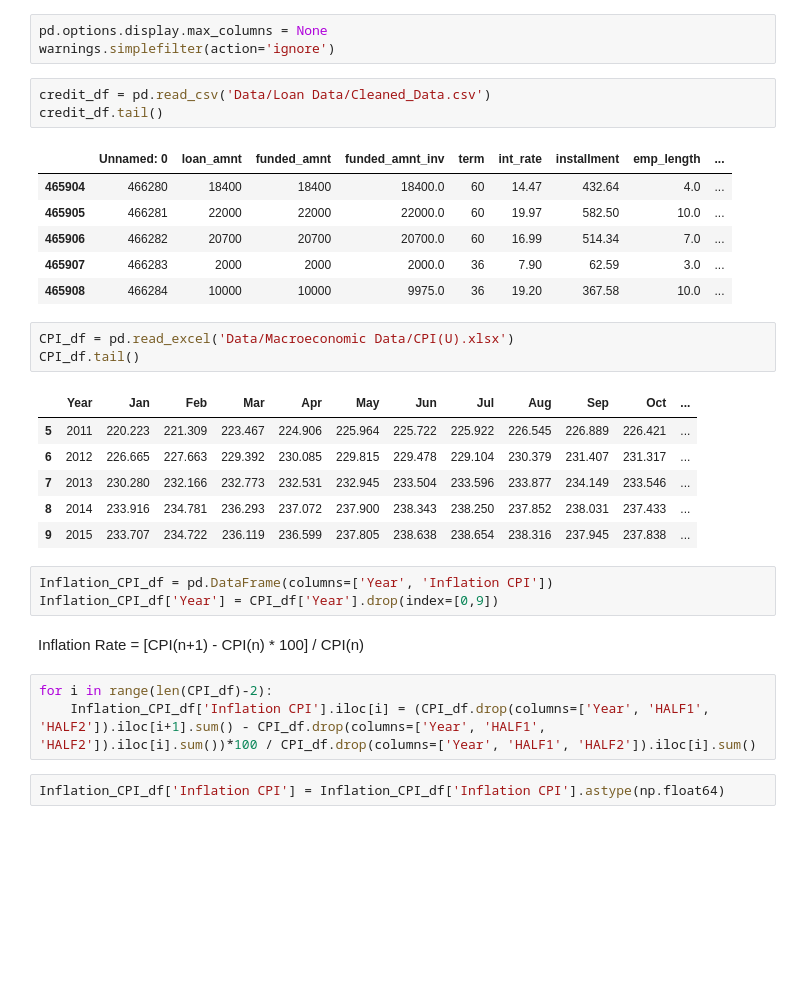
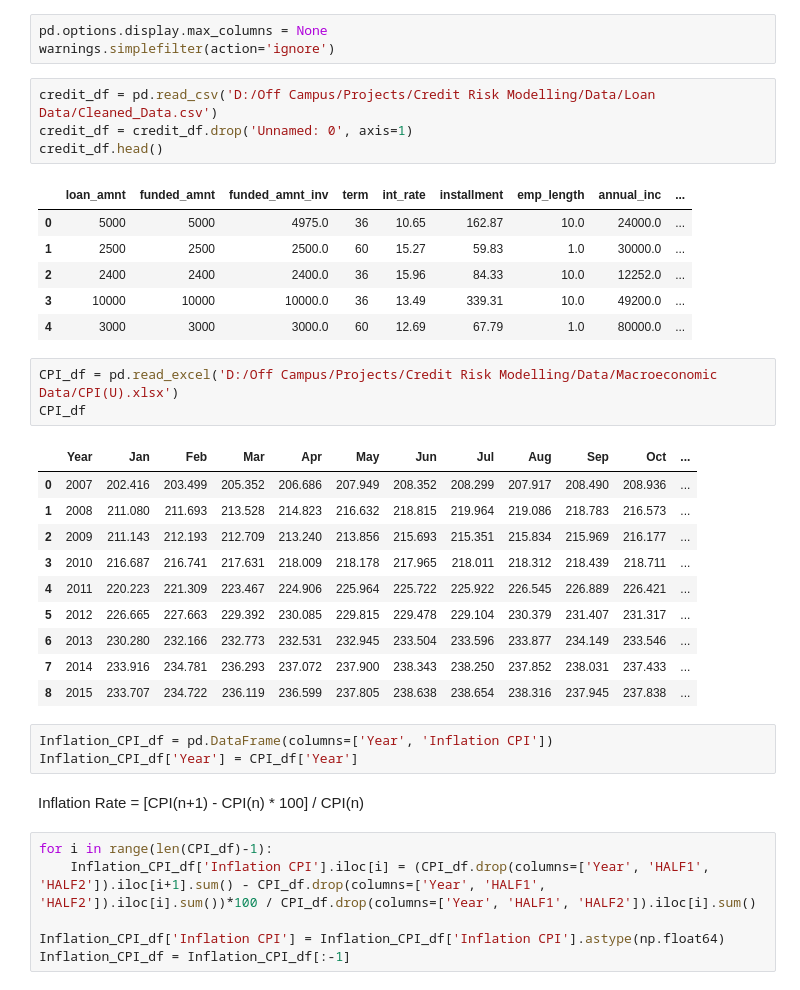
Before and after one commit to Nixon-Joji/Credit-Risk-Modelling-with-Macroeconomic-Indicators, a Jupyter notebook: merge.ipynb, the cells around one changed output. Saved outputs shown, nothing was run; the diff lists cells and outputs as text; blank space fills up the shorter version.

```diff
--- a/merge.ipynb
+++ b/merge.ipynb
@@ -10,35 +10,41 @@ import warnings
 pd.options.display.max_columns = None
 warnings.simplefilter(action='ignore')
 # %%
-credit_df = pd.read_csv('Data/Loan Data/Cleaned_Data.csv')
-credit_df.tail()
+credit_df = pd.read_csv('D:/Off Campus/Projects/Credit Risk Modelling/Data/Loan Data/Cleaned_Data.csv')
+credit_df = credit_df.drop('Unnamed: 0', axis=1)
+credit_df.head()
 # %% [output]
-|  | Unnamed: 0 | loan_amnt | funded_amnt | funded_amnt_inv | term | int_rate | installment | emp_length | ... |
-| 465904 | 466280 | 18400 | 18400 | 18400.0 | 60 | 14.47 | 432.64 | 4.0 | ... |
-| 465905 | 466281 | 22000 | 22000 | 22000.0 | 60 | 19.97 | 582.50 | 10.0 | ... |
-| 465906 | 466282 | 20700 | 20700 | 20700.0 | 60 | 16.99 | 514.34 | 7.0 | ... |
-| 465907 | 466283 | 2000 | 2000 | 2000.0 | 36 | 7.90 | 62.59 | 3.0 | ... |
-| 465908 | 466284 | 10000 | 10000 | 9975.0 | 36 | 19.20 | 367.58 | 10.0 | ... |
+|  | loan_amnt | funded_amnt | funded_amnt_inv | term | int_rate | installment | emp_length | annual_inc | ... |
+| 0 | 5000 | 5000 | 4975.0 | 36 | 10.65 | 162.87 | 10.0 | 24000.0 | ... |
+| 1 | 2500 | 2500 | 2500.0 | 60 | 15.27 | 59.83 | 1.0 | 30000.0 | ... |
+| 2 | 2400 | 2400 | 2400.0 | 36 | 15.96 | 84.33 | 10.0 | 12252.0 | ... |
+| 3 | 10000 | 10000 | 10000.0 | 36 | 13.49 | 339.31 | 10.0 | 49200.0 | ... |
+| 4 | 3000 | 3000 | 3000.0 | 60 | 12.69 | 67.79 | 1.0 | 80000.0 | ... |
 # %%
-CPI_df = pd.read_excel('Data/Macroeconomic Data/CPI(U).xlsx')
-CPI_df.tail()
+CPI_df = pd.read_excel('D:/Off Campus/Projects/Credit Risk Modelling/Data/Macroeconomic Data/CPI(U).xlsx')
+CPI_df
 # %% [output]
 |  | Year | Jan | Feb | Mar | Apr | May | Jun | Jul | Aug | Sep | Oct | ... |
-| 5 | 2011 | 220.223 | 221.309 | 223.467 | 224.906 | 225.964 | 225.722 | 225.922 | 226.545 | 226.889 | 226.421 | ... |
-| 6 | 2012 | 226.665 | 227.663 | 229.392 | 230.085 | 229.815 | 229.478 | 229.104 | 230.379 | 231.407 | 231.317 | ... |
-| 7 | 2013 | 230.280 | 232.166 | 232.773 | 232.531 | 232.945 | 233.504 | 233.596 | 233.877 | 234.149 | 233.546 | ... |
-| 8 | 2014 | 233.916 | 234.781 | 236.293 | 237.072 | 237.900 | 238.343 | 238.250 | 237.852 | 238.031 | 237.433 | ... |
-| 9 | 2015 | 233.707 | 234.722 | 236.119 | 236.599 | 237.805 | 238.638 | 238.654 | 238.316 | 237.945 | 237.838 | ... |
+| 0 | 2007 | 202.416 | 203.499 | 205.352 | 206.686 | 207.949 | 208.352 | 208.299 | 207.917 | 208.490 | 208.936 | ... |
+| 1 | 2008 | 211.080 | 211.693 | 213.528 | 214.823 | 216.632 | 218.815 | 219.964 | 219.086 | 218.783 | 216.573 | ... |
+| 2 | 2009 | 211.143 | 212.193 | 212.709 | 213.240 | 213.856 | 215.693 | 215.351 | 215.834 | 215.969 | 216.177 | ... |
+| 3 | 2010 | 216.687 | 216.741 | 217.631 | 218.009 | 218.178 | 217.965 | 218.011 | 218.312 | 218.439 | 218.711 | ... |
+| 4 | 2011 | 220.223 | 221.309 | 223.467 | 224.906 | 225.964 | 225.722 | 225.922 | 226.545 | 226.889 | 226.421 | ... |
+| 5 | 2012 | 226.665 | 227.663 | 229.392 | 230.085 | 229.815 | 229.478 | 229.104 | 230.379 | 231.407 | 231.317 | ... |
+| 6 | 2013 | 230.280 | 232.166 | 232.773 | 232.531 | 232.945 | 233.504 | 233.596 | 233.877 | 234.149 | 233.546 | ... |
+| 7 | 2014 | 233.916 | 234.781 | 236.293 | 237.072 | 237.900 | 238.343 | 238.250 | 237.852 | 238.031 | 237.433 | ... |
+| 8 | 2015 | 233.707 | 234.722 | 236.119 | 236.599 | 237.805 | 238.638 | 238.654 | 238.316 | 237.945 | 237.838 | ... |
 # %%
 Inflation_CPI_df = pd.DataFrame(columns=['Year', 'Inflation CPI'])
-Inflation_CPI_df['Year'] = CPI_df['Year'].drop(index=[0,9])
+Inflation_CPI_df['Year'] = CPI_df['Year']
 # %% [markdown]
 Inflation Rate = [CPI(n+1) - CPI(n) * 100] / CPI(n)
 # %%
-for i in range(len(CPI_df)-2):
+for i in range(len(CPI_df)-1):
     Inflation_CPI_df['Inflation CPI'].iloc[i] = (CPI_df.drop(columns=['Year', 'HALF1', 'HALF2']).iloc[i+1].sum() - CPI_df.drop(columns=['Year', 'HALF1', 'HALF2']).iloc[i].sum())*100 / CPI_df.drop(columns=['Year', 'HALF1', 'HALF2']).iloc[i].sum()
+
+Inflation_CPI_df['Inflation CPI'] = Inflation_CPI_df['Inflation CPI'].astype(np.float64)
+Inflation_CPI_df = Inflation_CPI_df[:-1]
-# %%
-Inflation_CPI_df['Inflation CPI'] = Inflation_CPI_df['Inflation CPI'].astype(np.float64)
 # %%
 Inflation_CPI_df
 # %% [output]
```
Also changed, not shown: parts of 26 cells of this notebook, 4 other files.
